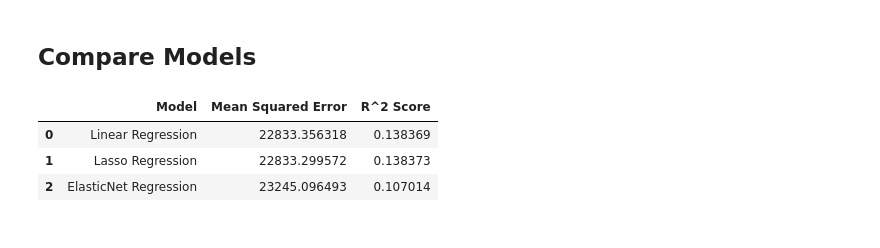
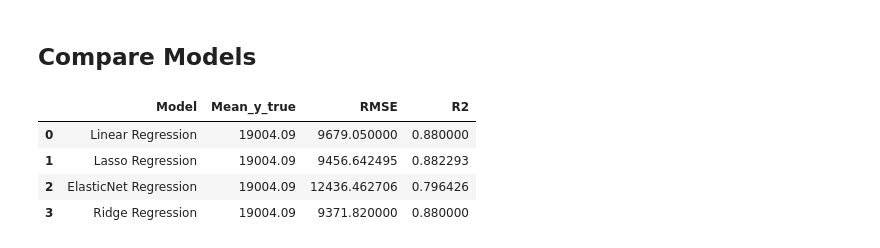
Before and after one commit to koto253/Data_Science_Portfolio, a Jupyter notebook: modeling.ipynb, the cells around one changed output. Saved outputs shown, nothing was run; the diff lists cells and outputs as text; code cells hidden in the pictures.

```diff
--- a/modeling.ipynb
+++ b/modeling.ipynb
@@ -181,0 +191,33 @@ root square: 0.10701396674615216
+# %%
+# Train the model
+ridge_reg = Ridge(alpha=1.0)
+
+# Train the model
+ridge_reg.fit(X_train, y_train)
+
+# make predictions
+ridge_reg_pre = ridge_reg.predict(X_test)
+
+# Evaluate the model
+ridge_rmse = round(root_mean_squared_error(y_test, ridge_reg_pre), 2)
+ridge_r2 = round(r2_score(y_test, ridge_reg_pre), 2)
+
+# output result
+print(f'root_mean_squared_error: {ridge_rmse}')
+print(f'root square: {ridge_r2}')
+
+# test score of xtrain and ytrain and xtest and ytest
+print(ridge_reg.score(X_train, y_train))
+print(ridge_reg.score(X_test, y_test))
+
+# Learning curve
+train_sizes, train_scores, test_scores = learning_curve(ridge_reg, X_train, y_train, cv=5, train_sizes=np.linspace(0.1, 1.0, 10))
+
+# plot the learning curve
+plt.figure()
+plt.plot(train_sizes, train_scores.mean(axis=1), label='Train')
+plt.plot(train_sizes, test_scores.mean(axis=1), label='Validation')
+plt.xlabel('Train_sizes')
+plt.title('Ridge Regression Learning Curves')
+plt.legend()
+plt.show()
@@ -184,14 +232,16 @@ root square: 0.10701396674615216
 # %%
 # Create a DataFrame with the evaluation metrics
 results = pd.DataFrame({
-    'Model': ['Linear Regression', 'Lasso Regression', 'ElasticNet Regression'],
-    'Mean Squared Error': [linear_rmse, lasso_rmse, elastic_net_rmse],
-    'R^2 Score': [linear_r2, lasso_r2, elastic_net_r2]
+    'Model': ['Linear Regression', 'Lasso Regression', 'ElasticNet Regression', 'Ridge Regression'],
+    'Mean_y_true ': [mean_y_true,mean_y_true,mean_y_true,mean_y_true],
+    'RMSE': [linear_rmse, lasso_rmse, elastic_net_rmse, ridge_rmse],
+    'R2': [linear_r2, lasso_r2, elastic_net_r2, ridge_r2]
 })
 
 results
 # %% [output]
-|  | Model | Mean Squared Error | R^2 Score |
-| 0 | Linear Regression | 22833.356318 | 0.138369 |
-| 1 | Lasso Regression | 22833.299572 | 0.138373 |
-| 2 | ElasticNet Regression | 23245.096493 | 0.107014 |
+|  | Model | Mean_y_true | RMSE | R2 |
+| 0 | Linear Regression | 19004.09 | 9679.050000 | 0.880000 |
+| 1 | Lasso Regression | 19004.09 | 9456.642495 | 0.882293 |
+| 2 | ElasticNet Regression | 19004.09 | 12436.462706 | 0.796426 |
+| 3 | Ridge Regression | 19004.09 | 9371.820000 | 0.880000 |
```
Also changed, not shown: parts of 12 cells of this notebook, 3 other files.
